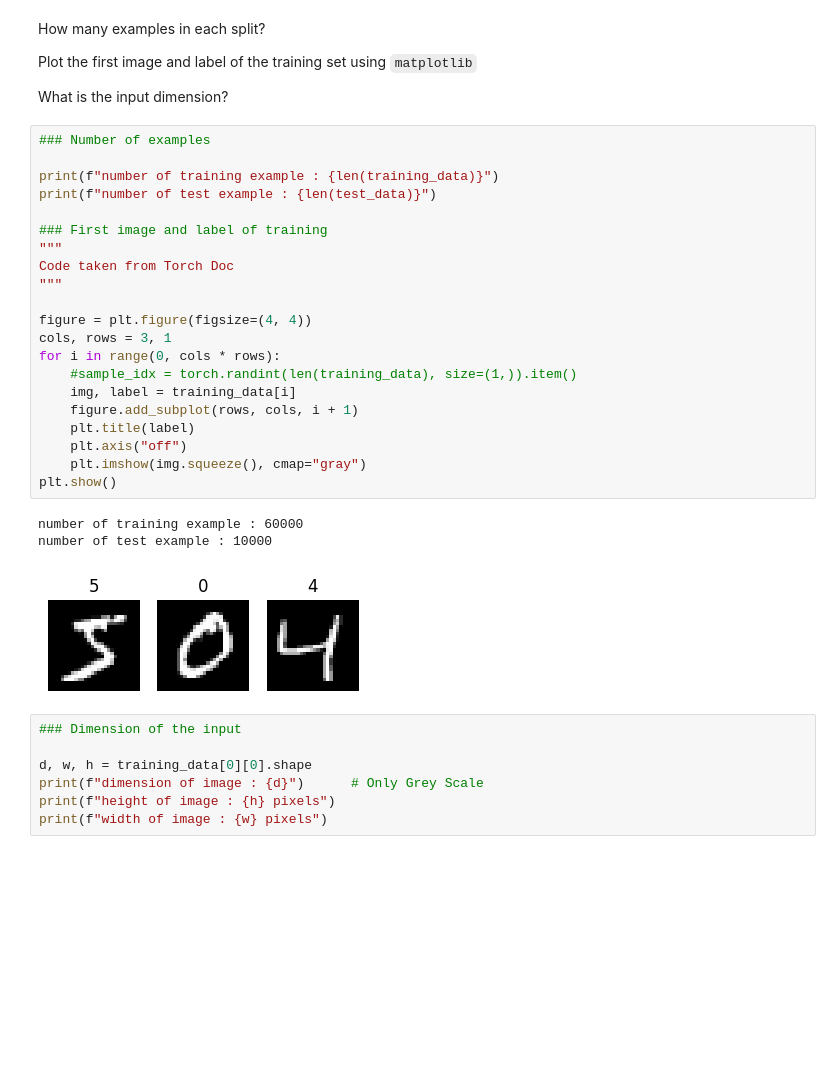
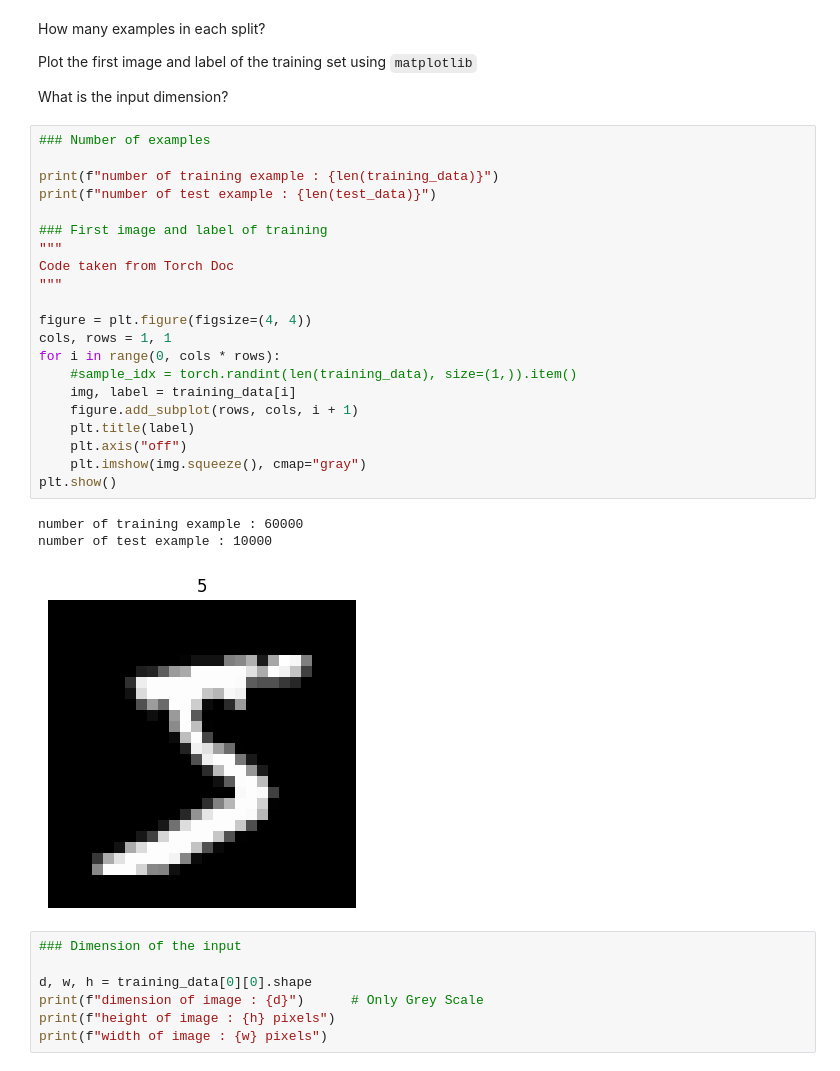
Before and after one commit to PaulToudret/ensae_dl_pw1, a Jupyter notebook: notebook.ipynb, the cells around one changed output. Drawn from its saved outputs; the diff is of its cells as text; blank space fills up the shorter version.

```diff
--- a/notebook.ipynb
+++ b/notebook.ipynb
@@ -60,28 +60,28 @@ What is the input dimension?
 # %%
 ### Number of examples
 
 print(f"number of training example : {len(training_data)}")
 print(f"number of test example : {len(test_data)}")
 
 ### First image and label of training
 """
 Code taken from Torch Doc
 """
 
 figure = plt.figure(figsize=(4, 4))
-cols, rows = 3, 1
+cols, rows = 1, 1
 for i in range(0, cols * rows):
     #sample_idx = torch.randint(len(training_data), size=(1,)).item()
     img, label = training_data[i]
     figure.add_subplot(rows, cols, i + 1)
     plt.title(label)
     plt.axis("off")
     plt.imshow(img.squeeze(), cmap="gray")
 plt.show()
 # %% [output]
 number of training example : 60000
 number of test example : 10000
-[figure, old version]
+[figure, new version]
 # %%
 ### Dimension of the input
 
```
Also changed, not shown: parts of 13 cells of this notebook.
